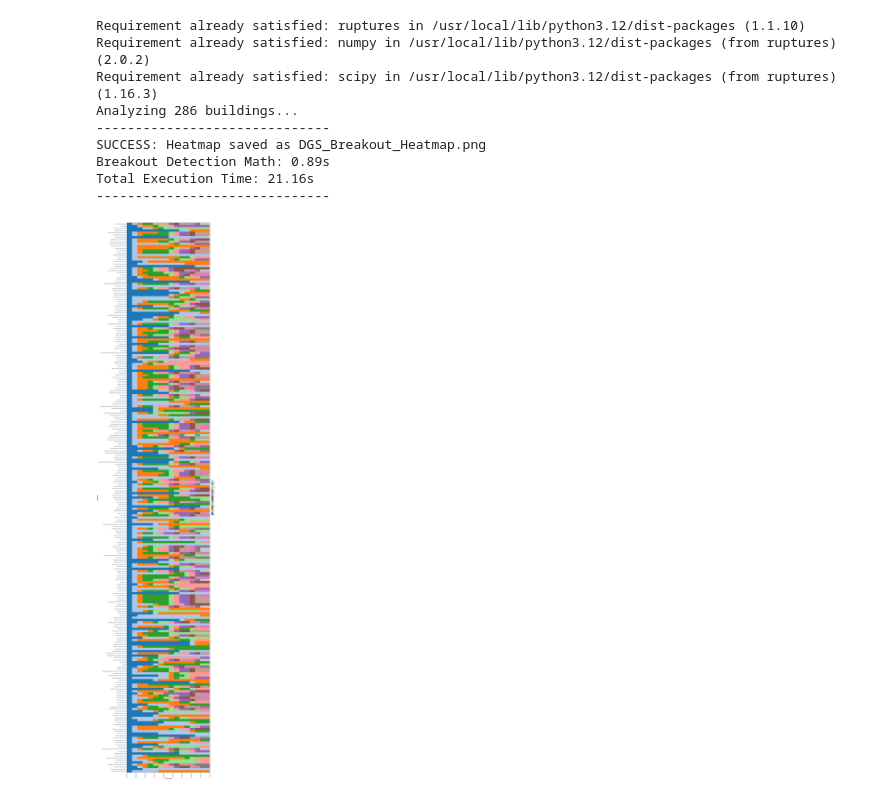
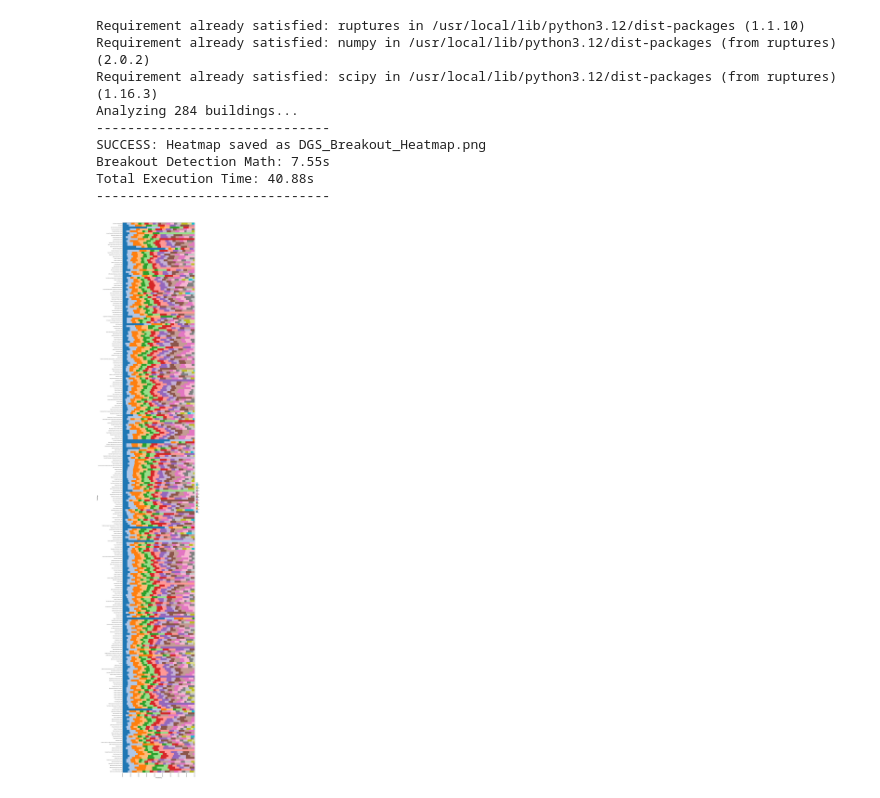
Before and after one commit to hiranshree/AIML, a Jupyter notebook: Small_Buildings_breakout_heatmap_code.ipynb, the cells around one changed output. Saved outputs shown, nothing was run; the diff lists cells and outputs as text; code cells hidden in the pictures.

```diff
--- a/Small_Buildings_breakout_heatmap_code.ipynb
+++ b/Small_Buildings_breakout_heatmap_code.ipynb
@@ -112,35 +112,35 @@ def breakout_heatmap(filename):
     sm.set_array([])
     cbar = fig.colorbar(sm, ax=ax, fraction=0.02, pad=0.02)
     cbar.set_label('')
 
     plt.tight_layout()
 
     # Save and Show
     save_name = "DGS_Breakout_Heatmap.png"
     plt.savefig(save_name, dpi=300)
 
     end_total = time.perf_counter()
 
     # Final Statistics
     print("-" * 30)
     print(f"SUCCESS: Heatmap saved as {save_name}")
     print(f"Breakout Detection Math: {loop_end - loop_start:.2f}s")
     print(f"Total Execution Time: {end_total - start_total:.2f}s")
     print("-" * 30)
 
     plt.show()
 
 # Run the function
 if __name__ == "__main__":
-    breakout_heatmap('/content/Electricity-hourly.csv')
+    breakout_heatmap('/content/Electricity-15min.csv')
 # %% [output]
 Requirement already satisfied: ruptures in /usr/local/lib/python3.12/dist-packages (1.1.10)
 Requirement already satisfied: numpy in /usr/local/lib/python3.12/dist-packages (from ruptures) (2.0.2)
 Requirement already satisfied: scipy in /usr/local/lib/python3.12/dist-packages (from ruptures) (1.16.3)
-Analyzing 286 buildings...
+Analyzing 284 buildings...
 ------------------------------
 SUCCESS: Heatmap saved as DGS_Breakout_Heatmap.png
-Breakout Detection Math: 0.89s
-Total Execution Time: 21.16s
+Breakout Detection Math: 7.55s
+Total Execution Time: 40.88s
 ------------------------------
-[figure, old version]
+[figure, new version]
```
